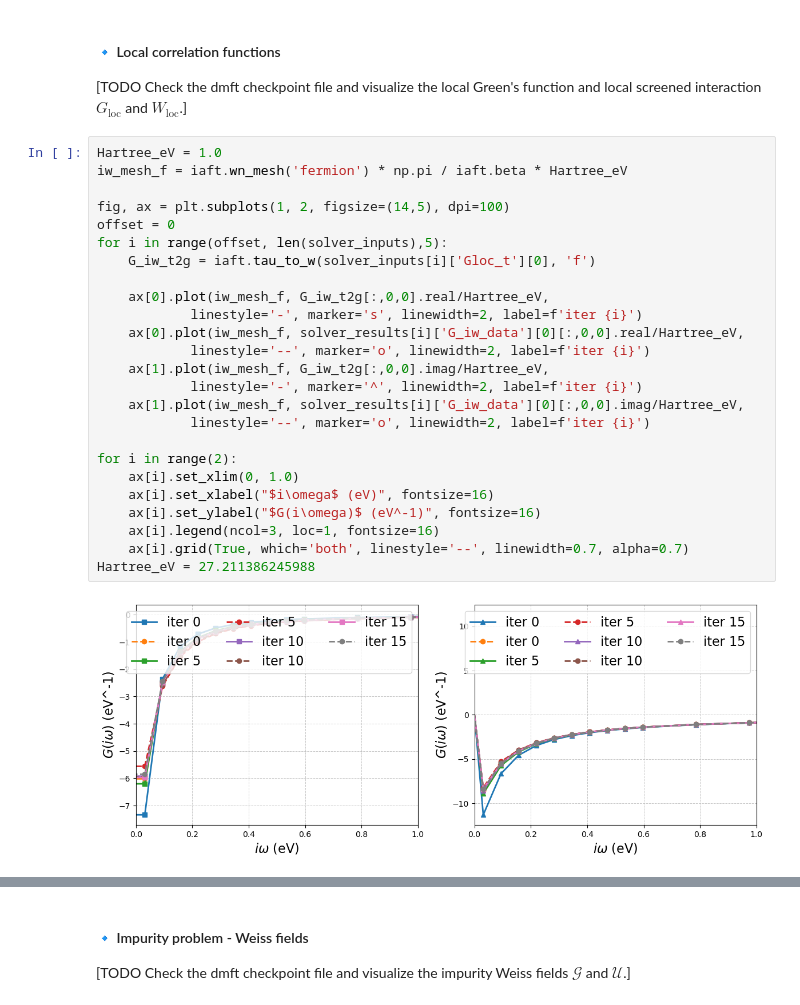
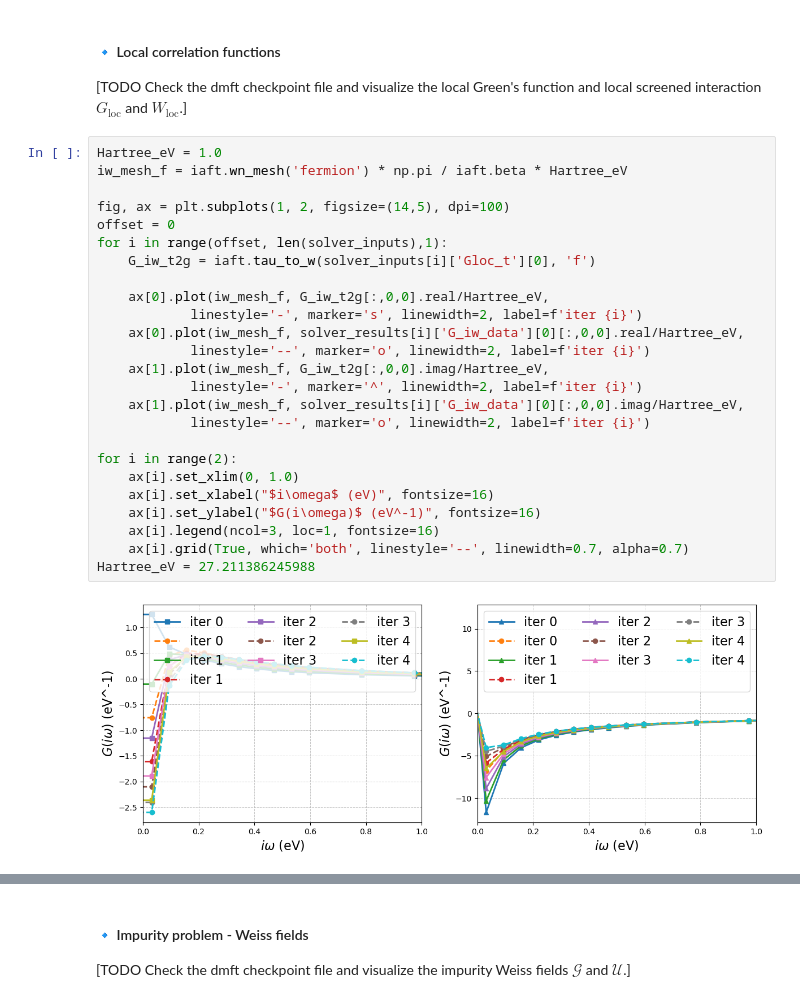
Before and after one commit to AbInitioQHub/coqui-tutorial, a Jupyter notebook: quickstart/04_gw_edmft/04_gw_edmft.ipynb, the cells around one changed output, grey strips where cells are left out. Cells and saved outputs as stored; diff of their text form.

```diff
--- a/quickstart/04_gw_edmft/04_gw_edmft.ipynb
+++ b/quickstart/04_gw_edmft/04_gw_edmft.ipynb
@@ -637,33 +502,33 @@ Tail fit for Σ(iω):
 #### 🔹 Local correlation functions
 
 [TODO Check the dmft checkpoint file and visualize the local Green's function and local screened interaction $G_{\mathrm{loc}}$ and $W_{\mathrm{loc}}$.]
-# %%
-Hartree_eV = 1.0
-iw_mesh_f = iaft.wn_mesh('fermion') * np.pi / iaft.beta * Hartree_eV
-
-fig, ax = plt.subplots(1, 2, figsize=(14,5), dpi=100)
-offset = 0
-for i in range(offset, len(solver_inputs),5):
-    G_iw_t2g = iaft.tau_to_w(solver_inputs[i]['Gloc_t'][0], 'f')
-
-    ax[0].plot(iw_mesh_f, G_iw_t2g[:,0,0].real/Hartree_eV,
-            linestyle='-', marker='s', linewidth=2, label=f'iter {i}')
-    ax[0].plot(iw_mesh_f, solver_results[i]['G_iw_data'][0][:,0,0].real/Hartree_eV,
-            linestyle='--', marker='o', linewidth=2, label=f'iter {i}')
-    ax[1].plot(iw_mesh_f, G_iw_t2g[:,0,0].imag/Hartree_eV,
-            linestyle='-', marker='^', linewidth=2, label=f'iter {i}')
-    ax[1].plot(iw_mesh_f, solver_results[i]['G_iw_data'][0][:,0,0].imag/Hartree_eV,
-            linestyle='--', marker='o', linewidth=2, label=f'iter {i}')
-
-for i in range(2):
-    ax[i].set_xlim(0, 1.0)
-    ax[i].set_xlabel("$i\omega$ (eV)", fontsize=16)
-    ax[i].set_ylabel("$G(i\omega)$ (eV^-1)", fontsize=16)
-    ax[i].legend(ncol=3, loc=1, fontsize=16)
-    ax[i].grid(True, which='both', linestyle='--', linewidth=0.7, alpha=0.7)
-Hartree_eV = 27.211386245988
-# %% [output]
-[figure, removed]
+# %%
+Hartree_eV = 1.0
+iw_mesh_f = iaft.wn_mesh('fermion') * np.pi / iaft.beta * Hartree_eV
+
+fig, ax = plt.subplots(1, 2, figsize=(14,5), dpi=100)
+offset = 0
+for i in range(offset, len(solver_inputs),1):
+    G_iw_t2g = iaft.tau_to_w(solver_inputs[i]['Gloc_t'][0], 'f')
+
+    ax[0].plot(iw_mesh_f, G_iw_t2g[:,0,0].real/Hartree_eV,
+            linestyle='-', marker='s', linewidth=2, label=f'iter {i}')
+    ax[0].plot(iw_mesh_f, solver_results[i]['G_iw_data'][0][:,0,0].real/Hartree_eV,
+            linestyle='--', marker='o', linewidth=2, label=f'iter {i}')
+    ax[1].plot(iw_mesh_f, G_iw_t2g[:,0,0].imag/Hartree_eV,
+            linestyle='-', marker='^', linewidth=2, label=f'iter {i}')
+    ax[1].plot(iw_mesh_f, solver_results[i]['G_iw_data'][0][:,0,0].imag/Hartree_eV,
+            linestyle='--', marker='o', linewidth=2, label=f'iter {i}')
+
+for i in range(2):
+    ax[i].set_xlim(0, 1.0)
+    ax[i].set_xlabel("$i\omega$ (eV)", fontsize=16)
+    ax[i].set_ylabel("$G(i\omega)$ (eV^-1)", fontsize=16)
+    ax[i].legend(ncol=3, loc=1, fontsize=16)
+    ax[i].grid(True, which='both', linestyle='--', linewidth=0.7, alpha=0.7)
+Hartree_eV = 27.211386245988
+# %% [output]
+[figure, added]
 # %%
 Hartree_eV = 1.0
 iw_mesh_b = iaft.wn_mesh('boson', positive_only=True) * np.pi / iaft.beta * Hartree_eV
```
Also changed, not shown: parts of 38 cells of this notebook, 1 other file.
